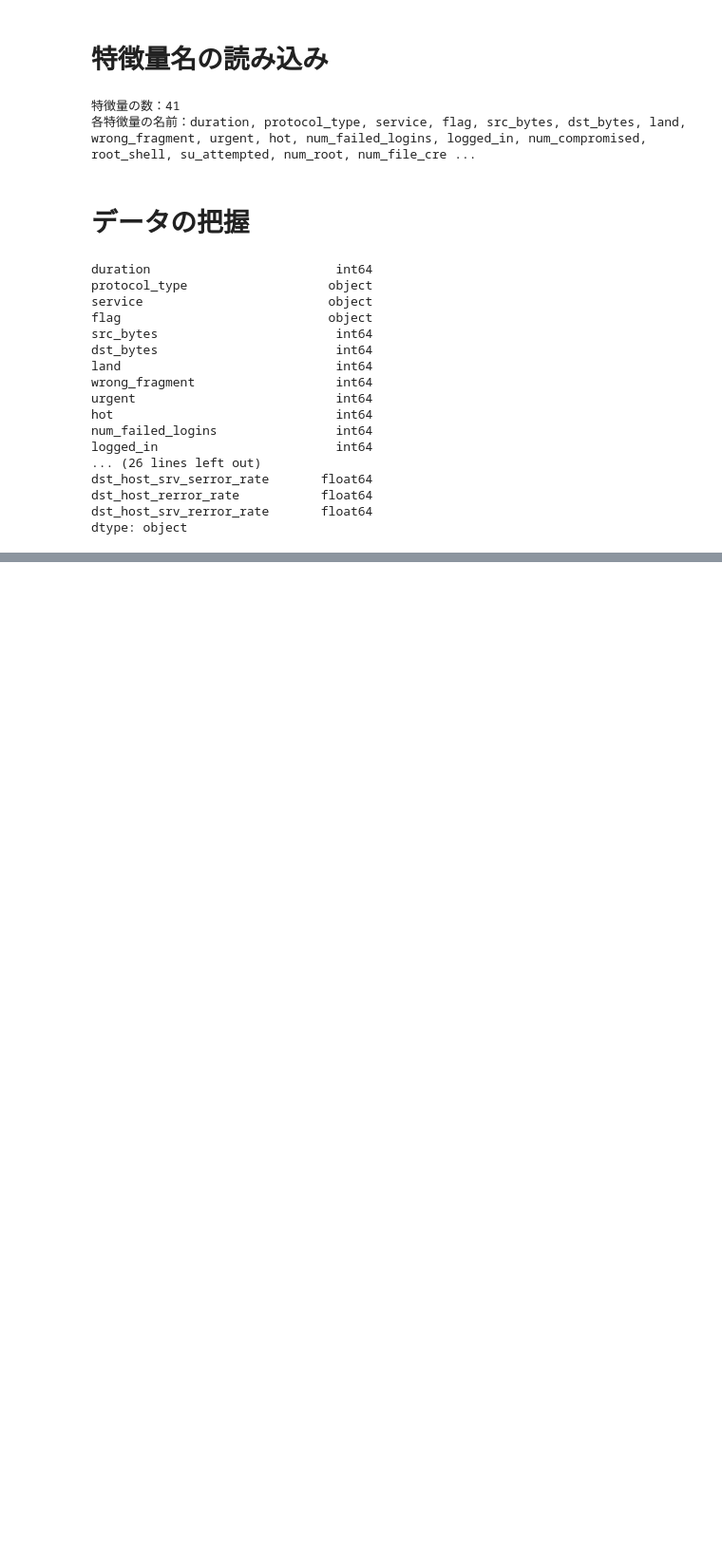
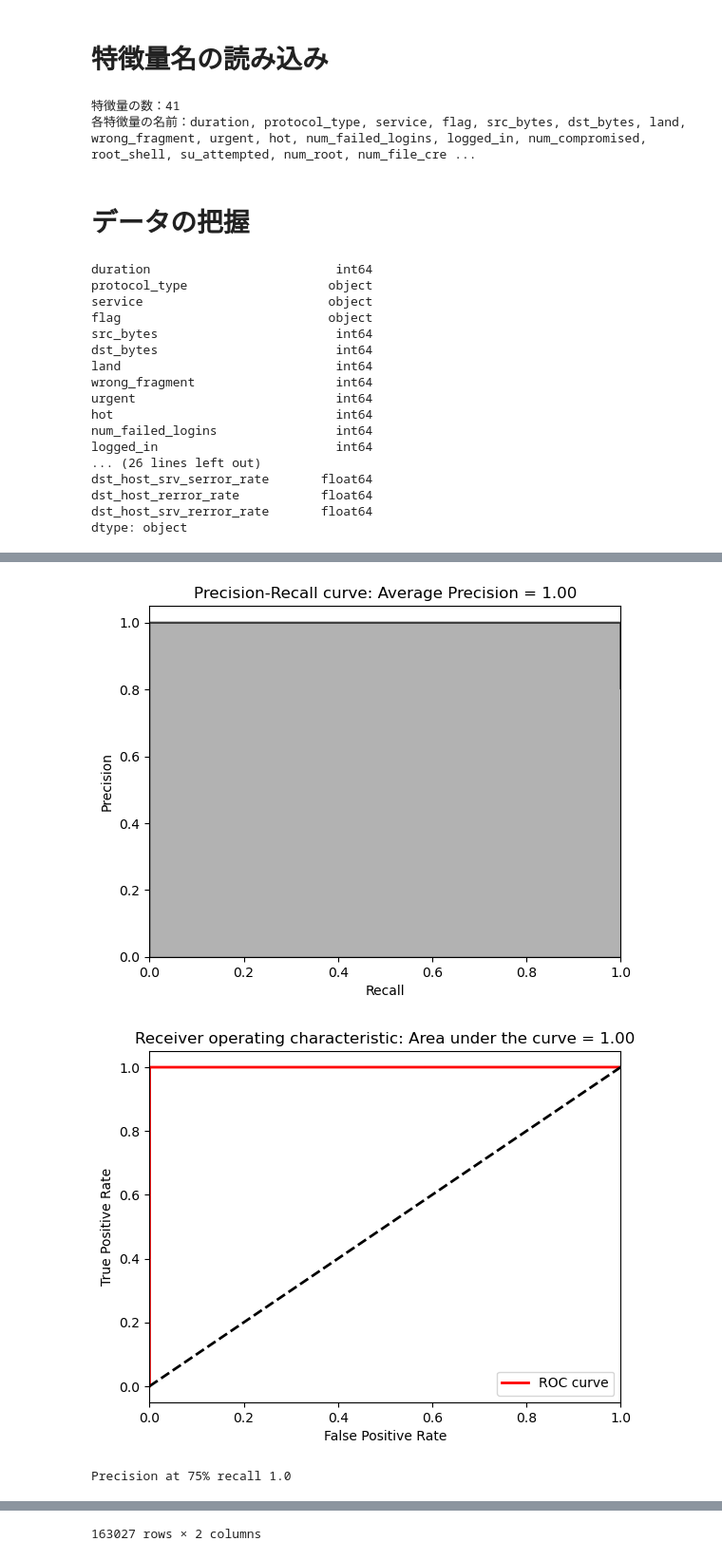
Before and after one commit to RyutaSato/ml-study-archive-rsato, a Jupyter notebook: kdd99/main-2023-6-22.ipynb, the cells around one changed output, grey strips where cells are left out. Shown at 95% size. Saved outputs shown, nothing was run; the diff lists cells and outputs as text; code cells hidden in the pictures; blank space fills up the shorter version.

```diff
--- a/kdd99/main-2023-6-22.ipynb
+++ b/kdd99/main-2023-6-22.ipynb
@@ -76,0 +302,32 @@ print(f"データの総数：{len(data)}")
+# %%
+preds, average_precision = plot_results(y_test, predictions, True)
+# Calculate precision at 75% recall
+def precision_analysis(df: pd.DataFrame, column, threshold: float):
+    """
+    あるレベルの再現率(Recall)に対する適合率(Precision)を求める．
+    再現率 = 真陽性 / (真陽性 + 偽陰性)
+    適合率 = 真陽性　/ (真陽性 + 偽陽性)
+    不正ラベルのうち，実際に検出できた不正の割合（再現率）が
+    :param df:
+    :param column:
+    :param threshold:
+    :return:
+    Example:
+        threshold = 0.4の場合，40％の再現率を達成した際の適合率
+    """
+    df.sort_values(by=column, ascending=False, inplace=True)
+    threshold_value = threshold * df['true_label'].sum()  # 不正ラベルの個数
+    i = 0
+    j = 0
+    while i <= threshold_value:
+        if df.iloc[j]["true_label"] == 1:
+            i += 1
+        j += 1
+    return df, i / j
+preds, precision = precision_analysis(preds, "anomaly_score", 0.75)
+print(f'Precision at 75% recall {round(precision, 4)}')
+preds
+# %% [output]
+[figure, added]
+[figure, added]
+Precision at 75% recall 1.0
@@ -76,0 +346 @@ print(f"データの総数：{len(data)}")
+163027 rows × 2 columns
```
Also changed, not shown: parts of 37 cells of this notebook, 6 other files.
